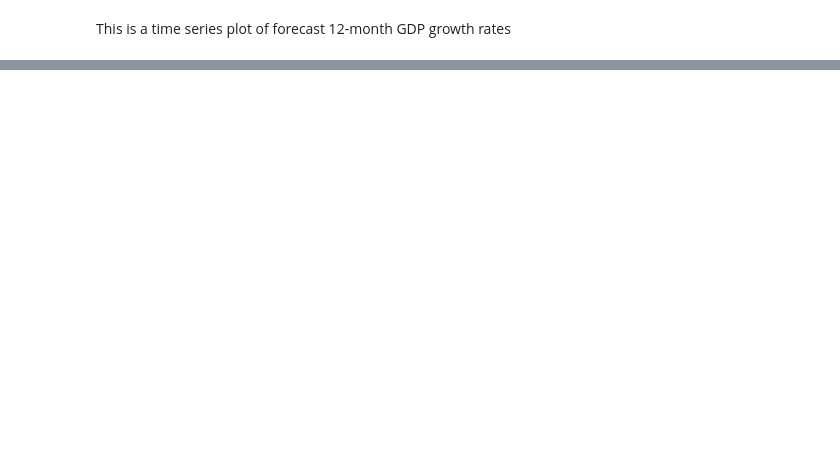
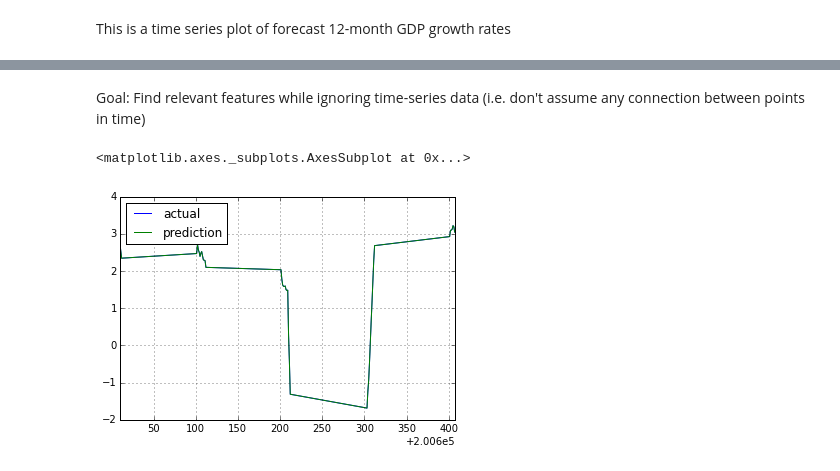
Before and after one commit to rhouck/gdp, a Jupyter notebook: Predict GDP Forecasts.ipynb, the cells around one changed output, grey strips where cells are left out. Saved outputs shown, nothing was run; the diff lists cells and outputs as text; code cells hidden in the pictures; blank space fills up the shorter version.

Commit message:
updated requirements, began testing models

```diff
--- a/Predict GDP Forecasts.ipynb
+++ b/Predict GDP Forecasts.ipynb
@@ -85,0 +96,30 @@ This is a time series plot of forecast 12-month GDP growth rates
+# %% [markdown]
+Goal: Find relevant features while ignoring time-series data (i.e. don't assume any connection between points in time)
+# %%
+short_master = master.dropna(how='any')
+# temp train models on easy data set w/ no missing data
+master = short_master
+# %%
+# prepare data to be used by scikit learn --> move from pandas to numpy
+cols = master.columns
+Y_col = cols[0]
+X_cols = cols[1:]
+Ys = master[Y_col].values
+Xs = master[X_cols].values
+# normalize data, convert to z-scores
+# should we normalize the Ys?
+# %%
+# train model and chart actual vs predictions
+from sklearn import linear_model
+clf = linear_model.LinearRegression()
+clf.fit (Xs, Ys)
+prediction = clf.predict(Xs)
+actual = master.ix[:,0]
+prediction = pd.Series(prediction, index=actual.index)
+comparison = pd.DataFrame({'actual': actual,
+                           'prediction': prediction,
+                           })
+comparison.plot()
+# %% [output]
+<matplotlib.axes._subplots.AxesSubplot at 0x...>
+[figure, added]
```
Also changed, not shown: parts of 4 cells of this notebook, 1 other file.
